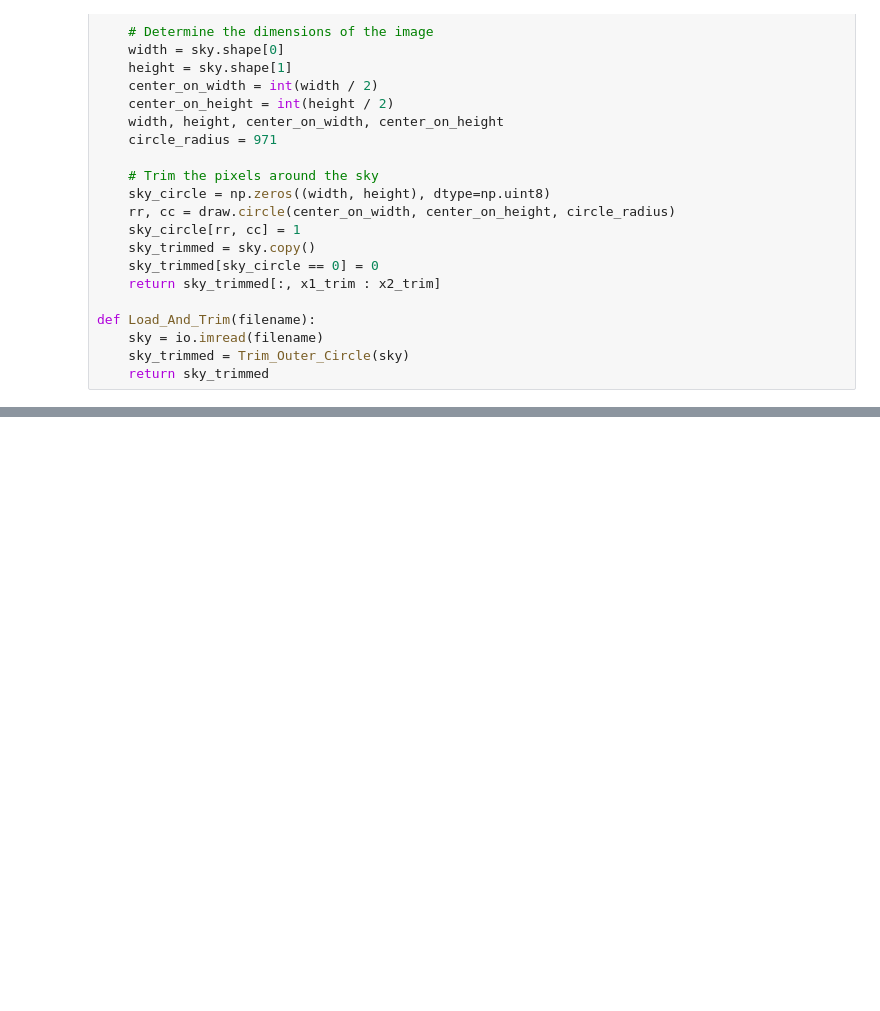
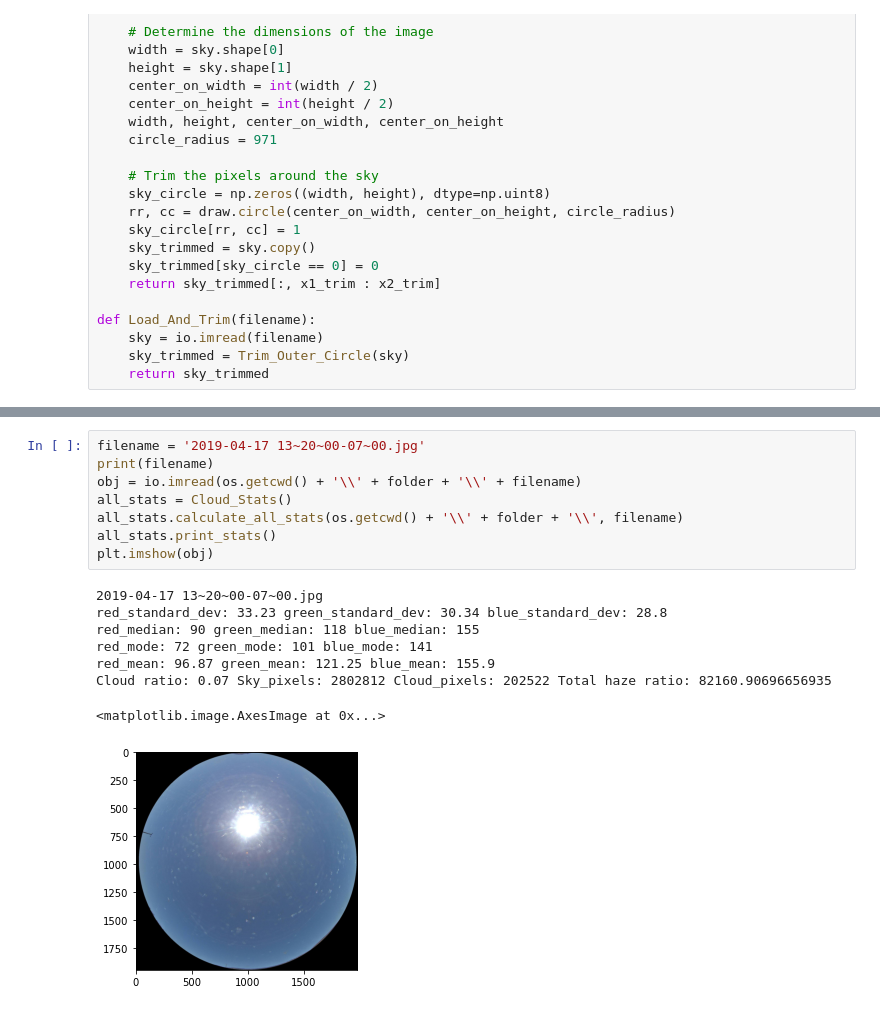
Before and after one commit to msdeshmukh/Cloud-Prediction, a Jupyter notebook: Haze_Ratio-Trimming.ipynb, the cells around one changed output, grey strips where cells are left out. Saved outputs shown, nothing was run; the diff lists cells and outputs as text; blank space fills up the shorter version.

```diff
--- a/Haze_Ratio-Trimming.ipynb
+++ b/Haze_Ratio-Trimming.ipynb
@@ -70,3 +411,20 @@ plt.imshow(hazed_sky)
+# %%
+filename = '2019-04-17 13~20~00-07~00.jpg'
+print(filename)
+obj = io.imread(os.getcwd() + '\\' + folder + '\\' + filename)
+all_stats = Cloud_Stats()
+all_stats.calculate_all_stats(os.getcwd() + '\\' + folder + '\\', filename)
+all_stats.print_stats()
+plt.imshow(obj)
+# %% [output]
+2019-04-17 13~20~00-07~00.jpg
+red_standard_dev: 33.23 green_standard_dev: 30.34 blue_standard_dev: 28.8
+red_median: 90 green_median: 118 blue_median: 155
+red_mode: 72 green_mode: 101 blue_mode: 141
+red_mean: 96.87 green_mean: 121.25 blue_mean: 155.9
+Cloud ratio: 0.07 Sky_pixels: 2802812 Cloud_pixels: 202522 Total haze ratio: 82160.90696656935
+<matplotlib.image.AxesImage at 0x...>
+[figure, added]
 # %%
 #Zenith Calculation
 #Found from google maps
```
Also changed, not shown: parts of 19 cells of this notebook.
